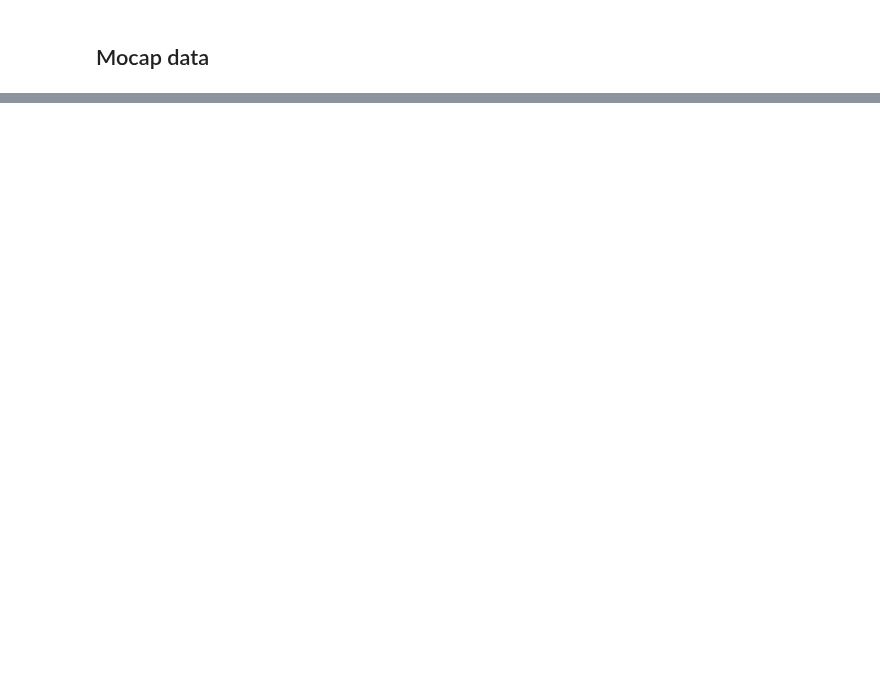
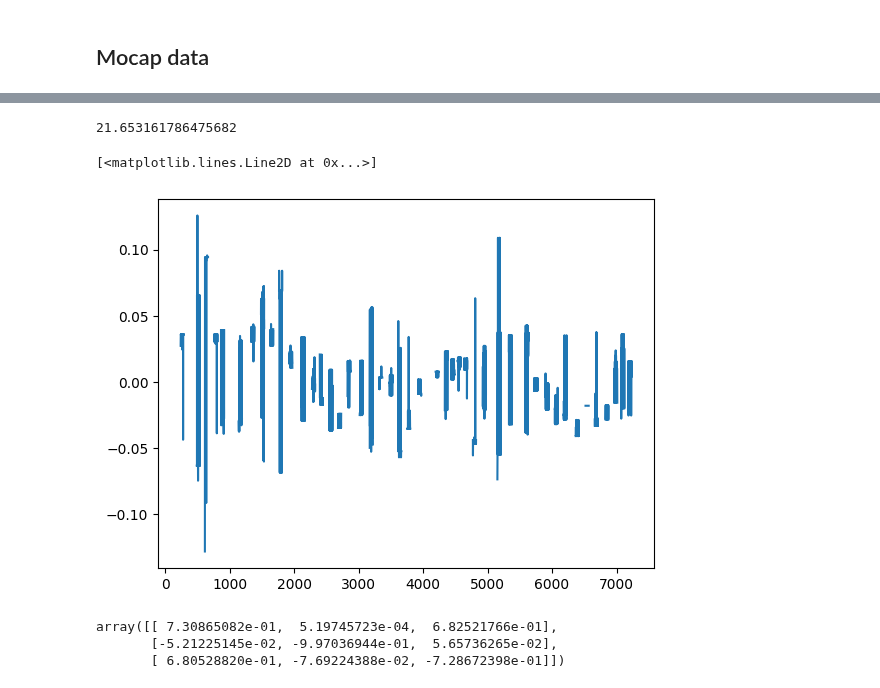
Before and after one commit to SujithChristopher/armbo, a Jupyter notebook: speed_bins/angle_analysis.ipynb, the cells around one changed output, grey strips where cells are left out. Saved outputs shown, nothing was run; the diff lists cells and outputs as text; code cells hidden in the pictures; blank space fills up the shorter version.

```diff
--- a/speed_bins/angle_analysis.ipynb
+++ b/speed_bins/angle_analysis.ipynb
@@ -122,0 +245,15 @@ for ts_data in ts_unpacker:
+# %%
+np.linalg.norm(_rvecs.T[0])
+# %% [output]
+21.653161786475682
+# %%
+plt.plot(ar_df['trigger']*ar_df['ry'])
+# %% [output]
+[<matplotlib.lines.Line2D at 0x...>]
+[figure, added]
+# %%
+cv2.Rodrigues(ar_df[['rx', 'ry', 'rz']][0].to_numpy())[0]
+# %% [output]
+array([[ 7.30865082e-01,  5.19745723e-04,  6.82521766e-01],
+       [-5.21225145e-02, -9.97036944e-01,  5.65736265e-02],
+       [ 6.80528820e-01, -7.69224388e-02, -7.28672398e-01]])
```
Also changed, not shown: parts of 11 cells of this notebook, 1 other file.
